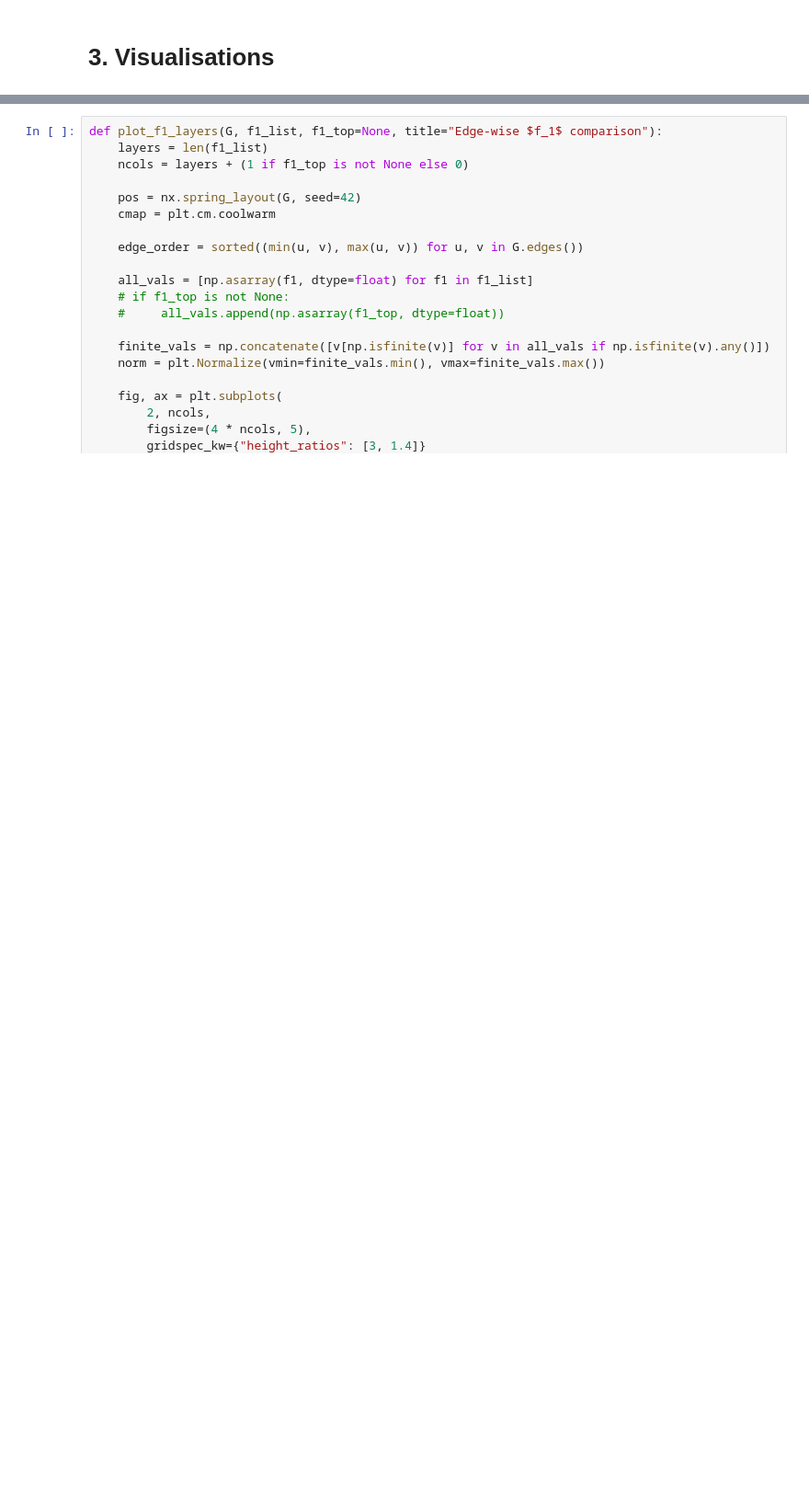
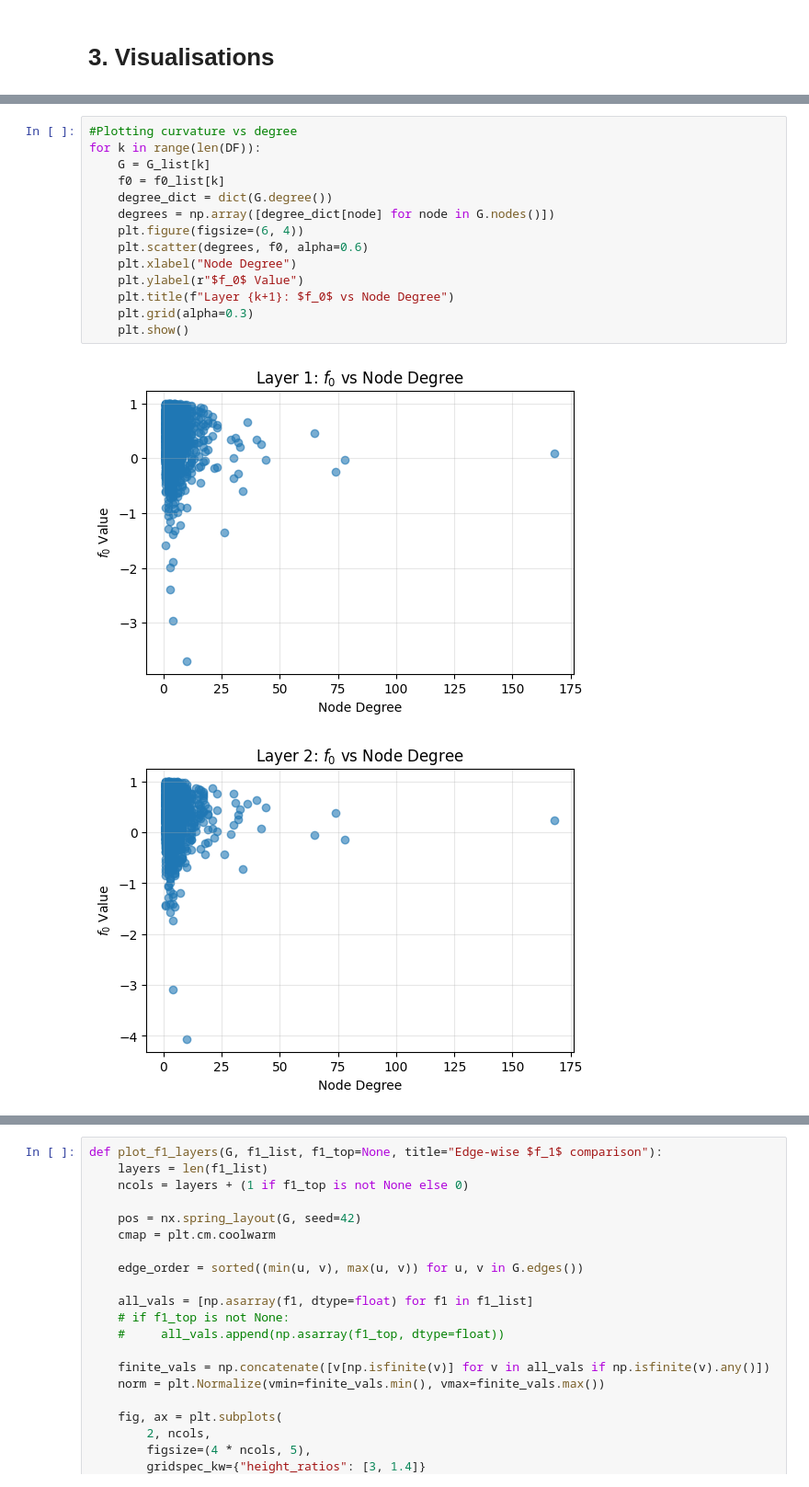
Before and after one commit to luigifraca/neural-sheaf-diffusion-modified, a Jupyter notebook: quick_analysis/lf-small-dataset.ipynb, the cells around one changed output, grey strips where cells are left out. Shown at 92% size. Drawn from its saved outputs; the diff is of its cells as text; blank space fills up the shorter version.

Commit message:
new visual

```diff
--- a/quick_analysis/lf-small-dataset.ipynb
+++ b/quick_analysis/lf-small-dataset.ipynb
@@ -327,0 +522,17 @@ KeyboardInterrupt:
+# %%
+#Plotting curvature vs degree
+for k in range(len(DF)):
+    G = G_list[k]
+    f0 = f0_list[k]
+    degree_dict = dict(G.degree())
+    degrees = np.array([degree_dict[node] for node in G.nodes()])
+    plt.figure(figsize=(6, 4))
+    plt.scatter(degrees, f0, alpha=0.6)
+    plt.xlabel("Node Degree")
+    plt.ylabel(r"$f_0$ Value")
+    plt.title(f"Layer {k+1}: $f_0$ vs Node Degree")
+    plt.grid(alpha=0.3)
+    plt.show()
+# %% [output]
+[figure, added]
+[figure, added]
```
Also changed, not shown: parts of 7 cells of this notebook.
